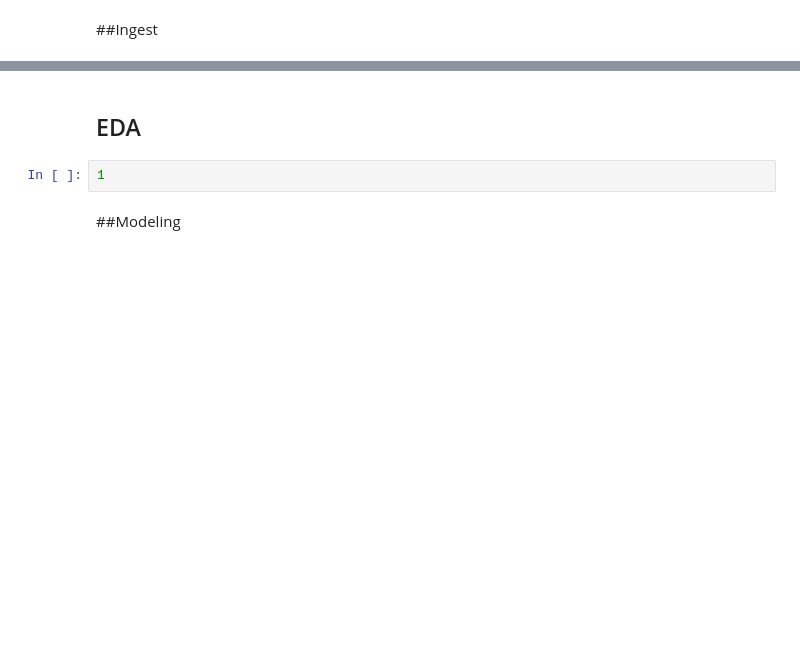
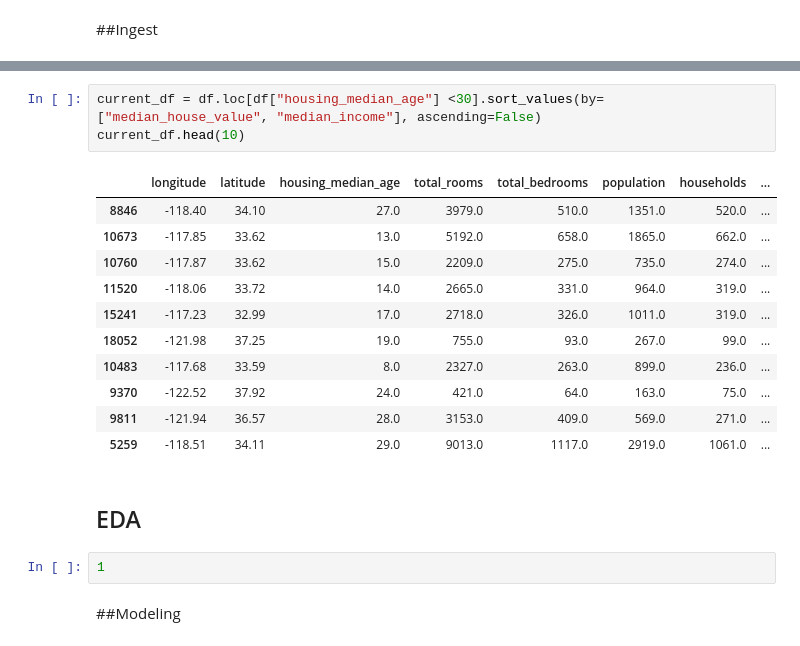
Before and after one commit to dtk1025/434hausme, a Jupyter notebook: haus_me_notebook.ipynb, the cells around one changed output, grey strips where cells are left out. Drawn from its saved outputs; the diff is of its cells as text; blank space fills up the shorter version.

```diff
--- a/haus_me_notebook.ipynb
+++ b/haus_me_notebook.ipynb
@@ -7,3 +40,18 @@
+# %%
+current_df = df.loc[df["housing_median_age"] <30].sort_values(by=["median_house_value", "median_income"], ascending=False)
+current_df.head(10)
+# %% [output]
+|  | longitude | latitude | housing_median_age | total_rooms | total_bedrooms | population | households | ... |
+| 8846 | -118.40 | 34.10 | 27.0 | 3979.0 | 510.0 | 1351.0 | 520.0 | ... |
+| 10673 | -117.85 | 33.62 | 13.0 | 5192.0 | 658.0 | 1865.0 | 662.0 | ... |
+| 10760 | -117.87 | 33.62 | 15.0 | 2209.0 | 275.0 | 735.0 | 274.0 | ... |
+| 11520 | -118.06 | 33.72 | 14.0 | 2665.0 | 331.0 | 964.0 | 319.0 | ... |
+| 15241 | -117.23 | 32.99 | 17.0 | 2718.0 | 326.0 | 1011.0 | 319.0 | ... |
+| 18052 | -121.98 | 37.25 | 19.0 | 755.0 | 93.0 | 267.0 | 99.0 | ... |
+| 10483 | -117.68 | 33.59 | 8.0 | 2327.0 | 263.0 | 899.0 | 236.0 | ... |
+| 9370 | -122.52 | 37.92 | 24.0 | 421.0 | 64.0 | 163.0 | 75.0 | ... |
+| 9811 | -121.94 | 36.57 | 28.0 | 3153.0 | 409.0 | 569.0 | 271.0 | ... |
+| 5259 | -118.51 | 34.11 | 29.0 | 9013.0 | 1117.0 | 2919.0 | 1061.0 | ... |
 # %% [markdown]
 ## EDA
 # %%
```
Also changed, not shown: parts of 5 cells of this notebook.
